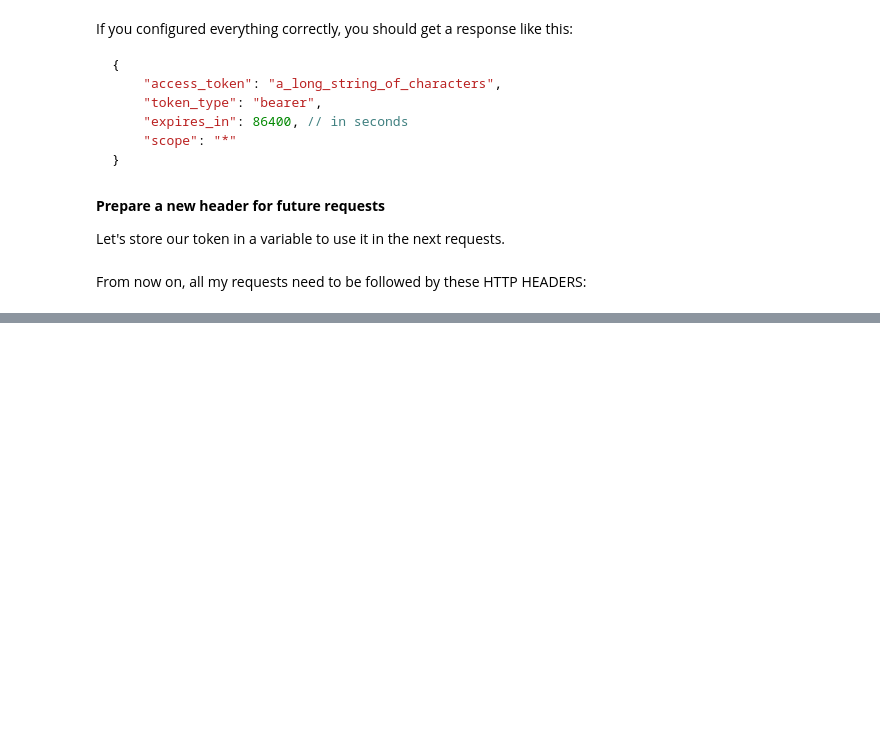
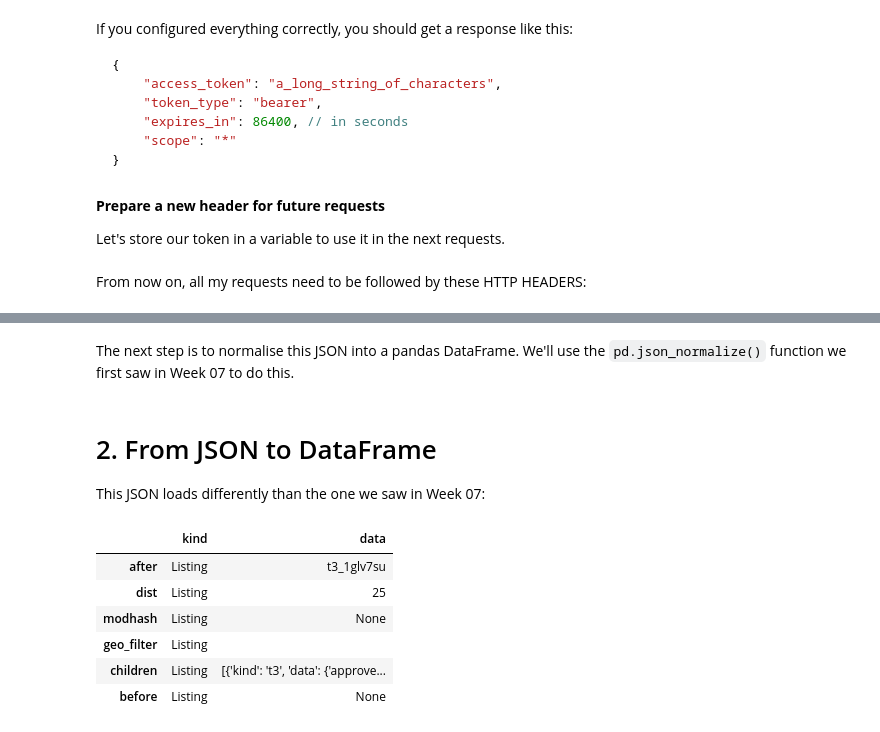
Before and after one commit to zoe-e-thomas/ds105a-2024, a Jupyter notebook: notebooks/W08-Lecture-NB01-API-with-credentials.ipynb, the cells around one changed output, grey strips where cells are left out. Drawn from its saved outputs; the diff is of its cells as text; code cells hidden in the pictures; blank space fills up the shorter version.

```diff
--- a/notebooks/W08-Lecture-NB01-API-with-credentials.ipynb
+++ b/notebooks/W08-Lecture-NB01-API-with-credentials.ipynb
@@ -246,0 +281,17 @@ headers = {"Authorization": f"bearer {my_token}", "User-Agent": f"LSE DS105A (20
+# %% [markdown]
+The next step is to normalise this JSON into a pandas DataFrame. We'll use the `pd.json_normalize()` function we first saw in Week 07 to do this.
+# %% [markdown]
+# 2. From JSON to DataFrame
+
+This JSON loads differently than the one we saw in Week 07:
+# %%
+df = pd.read_json("../data/reddit/datascience_top_year_2024_20.json")
+df
+# %% [output]
+|  | kind | data |
+| after | Listing | t3_1glv7su |
+| dist | Listing | 25 |
+| modhash | Listing | None |
+| geo_filter | Listing |  |
+| children | Listing | [{'kind': 't3', 'data': {'approve... |
+| before | Listing | None |
```
Also changed, not shown: parts of 41 cells of this notebook, 2 other files.
